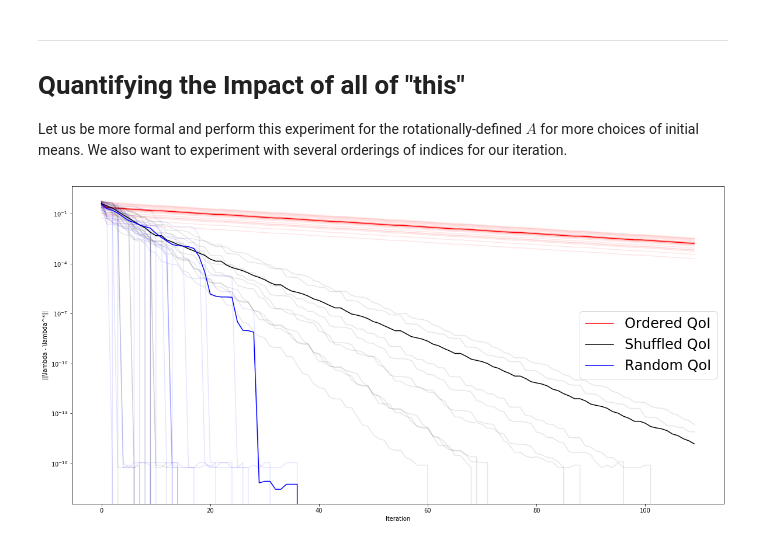
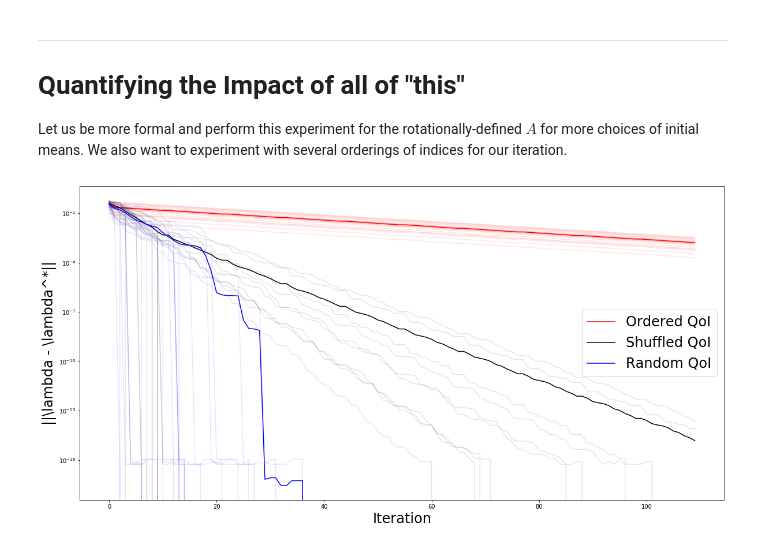
Before and after one commit to mathematicalmichael/thesis, a Jupyter notebook: examples/Iteration.ipynb, the cells around one changed output. Saved outputs shown, nothing was run; the diff lists cells and outputs as text; code cells hidden in the pictures.

Commit message:
fontsize

```diff
--- a/examples/Iteration.ipynb
+++ b/examples/Iteration.ipynb
@@ -285,33 +285,33 @@ for trial in range(num_trials):
 # %%
 plt.figure(figsize=(20,10))
 error = []
 for mud_chain in mud_chains_from_ordered:
     approx_error = [np.linalg.norm(m - ref_param) for m in mud_chain]
     error.append(approx_error)
     plt.plot(approx_error, 'r', alpha=0.1)
 plt.plot(np.mean(np.array(error),axis=0), 'r', label='Ordered QoI')
 
 error = []
 for mud_chain in mud_chains_from_shuffles:
     approx_error = [np.linalg.norm(m - ref_param) for m in mud_chain]
     error.append(approx_error)
     plt.plot(approx_error, 'k', alpha=0.1)
 plt.plot(np.mean(np.array(error),axis=0), 'k', label='Shuffled QoI')
 
 
 error = []
 for mud_chain in mud_chains_from_randoms:
     approx_error = [np.linalg.norm(m - ref_param) for m in mud_chain]
     error.append(approx_error)
     plt.plot(approx_error, 'b', alpha=0.1)
 plt.plot(np.mean(np.array(error),axis=0), 'b', label='Random QoI')
 
 plt.legend(fontsize=24)
 plt.yscale('log')
 # plt.xscale('log')
-plt.ylabel("||\lambda - \lambda^*||")
-plt.xlabel("Iteration")
+plt.ylabel("||\lambda - \lambda^*||", fontsize=24)
+plt.xlabel("Iteration", fontsize=24)
 plt.savefig(f'iterative/{numQoI}D-convergence-comparison.png')
 plt.show()
 # %% [output]
-[figure, old version]
+[figure, new version]
```
Also changed, not shown: 1 other file.
